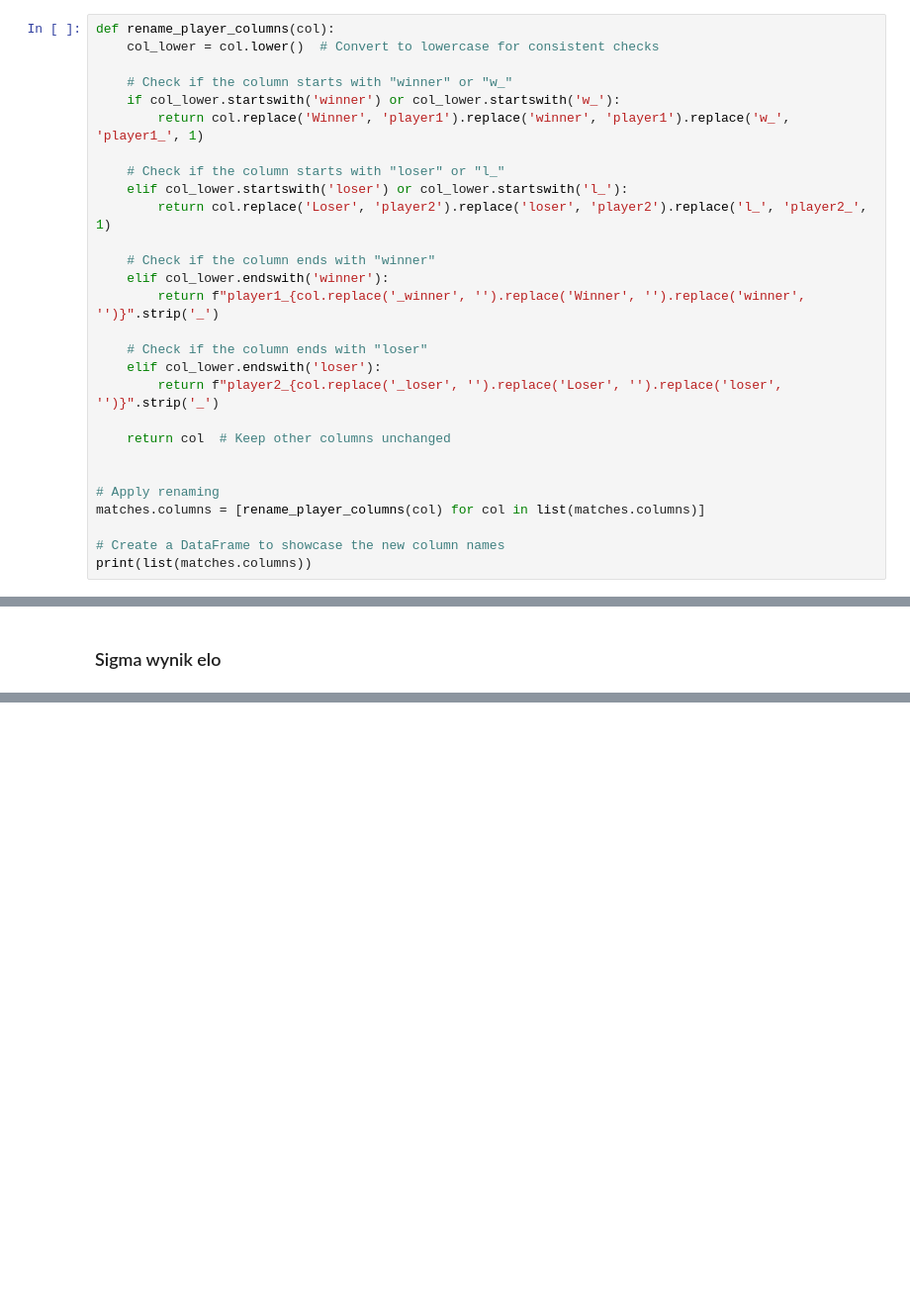
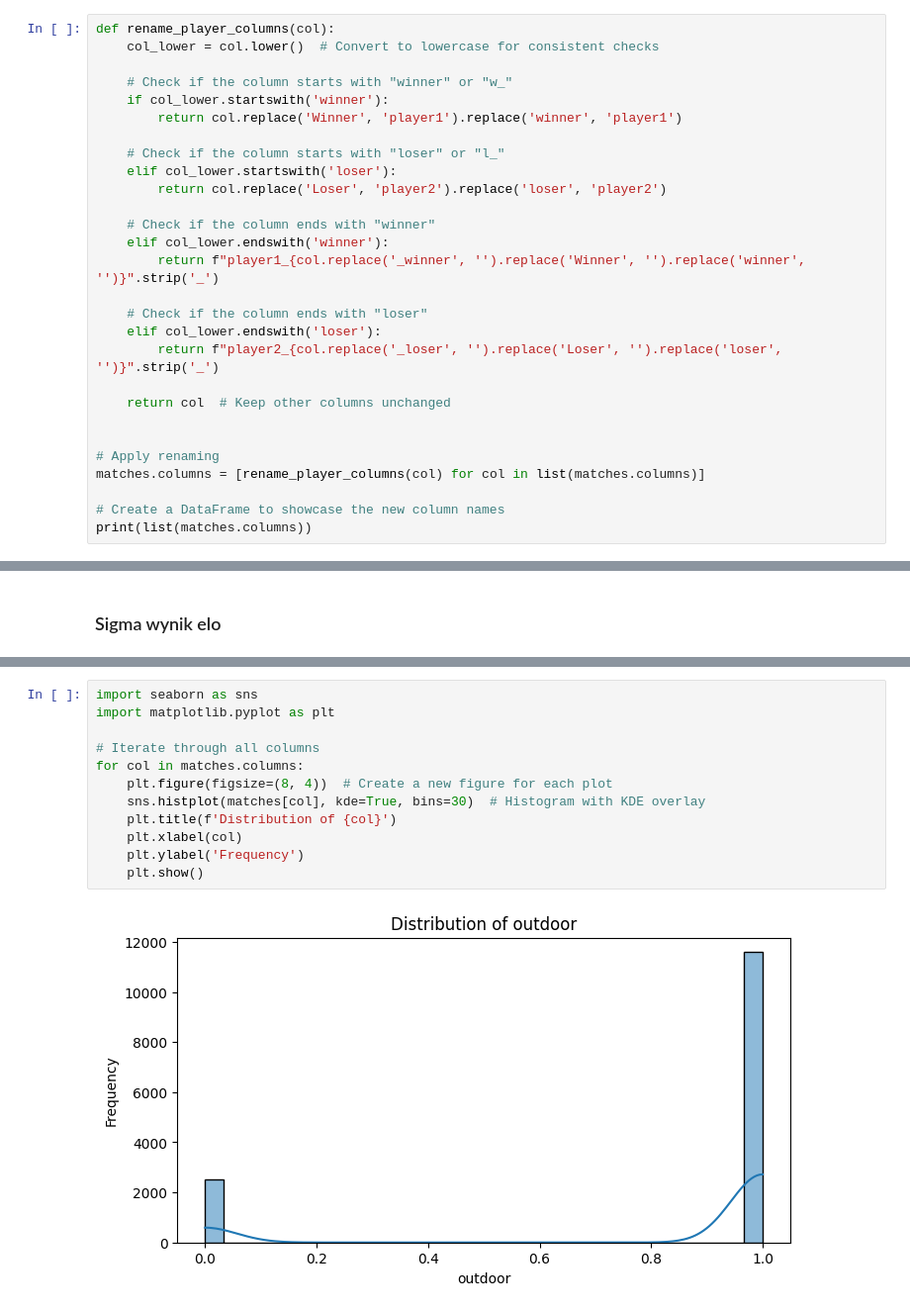
Before and after one commit to KacWNK/Bachelor_Thesis-predicting_results_of_the_tennis_matches_using_machine_learning_models, a Jupyter notebook: src/feature_selection.ipynb, the cells around one changed output, grey strips where cells are left out. Shown at 99% size. Saved outputs shown, nothing was run; the diff lists cells and outputs as text; blank space fills up the shorter version.

```diff
--- a/src/feature_selection.ipynb
+++ b/src/feature_selection.ipynb
@@ -231,12 +232,12 @@ def rename_player_columns(col):
     col_lower = col.lower()  # Convert to lowercase for consistent checks
 
     # Check if the column starts with "winner" or "w_"
-    if col_lower.startswith('winner') or col_lower.startswith('w_'):
-        return col.replace('Winner', 'player1').replace('winner', 'player1').replace('w_', 'player1_', 1)
+    if col_lower.startswith('winner'):
+        return col.replace('Winner', 'player1').replace('winner', 'player1')
 
     # Check if the column starts with "loser" or "l_"
-    elif col_lower.startswith('loser') or col_lower.startswith('l_'):
-        return col.replace('Loser', 'player2').replace('loser', 'player2').replace('l_', 'player2_', 1)
+    elif col_lower.startswith('loser'):
+        return col.replace('Loser', 'player2').replace('loser', 'player2')
 
     # Check if the column ends with "winner"
     elif col_lower.endswith('winner'):
@@ -326,0 +405,14 @@ Name: target, dtype: float64
+# %%
+import seaborn as sns
+import matplotlib.pyplot as plt
+
+# Iterate through all columns
+for col in matches.columns:
+    plt.figure(figsize=(8, 4))  # Create a new figure for each plot
+    sns.histplot(matches[col], kde=True, bins=30)  # Histogram with KDE overlay
+    plt.title(f'Distribution of {col}')
+    plt.xlabel(col)
+    plt.ylabel('Frequency')
+    plt.show()
+# %% [output]
+[figure, added]
```
Also changed, not shown: parts of 11 cells of this notebook, 1 other file.
